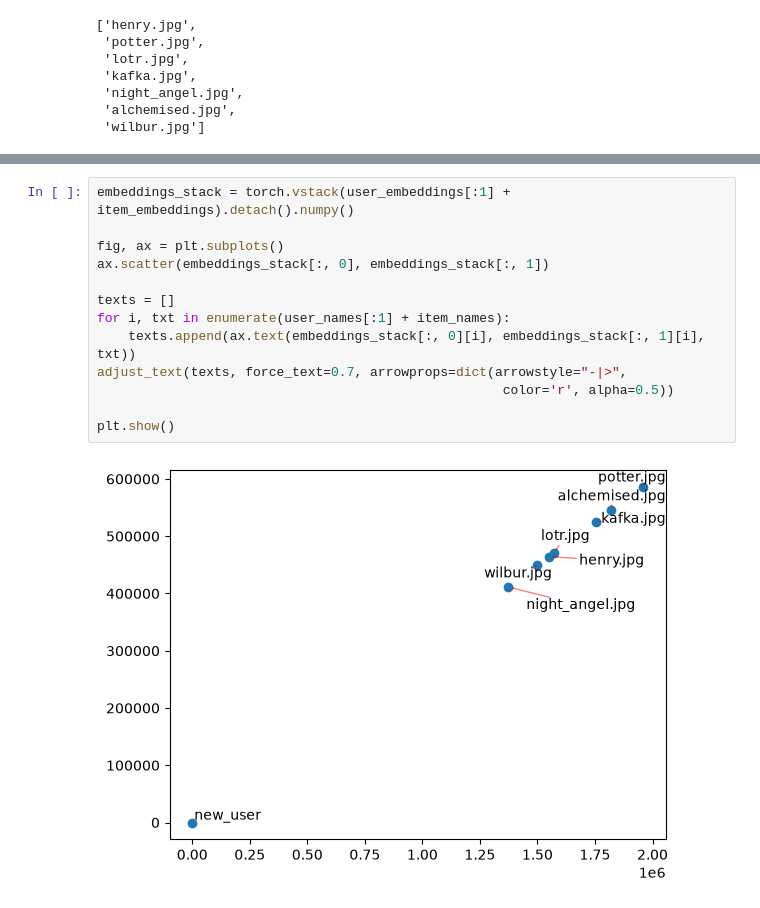
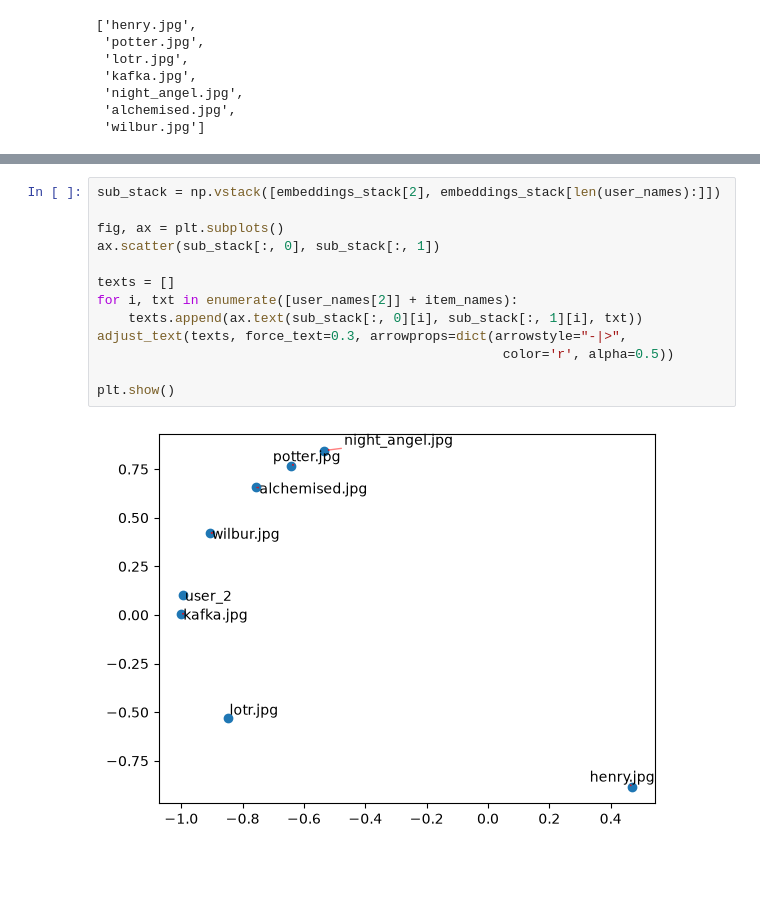
Before and after one commit to ByItsCover/bic-explore, a Jupyter notebook: two_tower/architecture.ipynb, the cells around one changed output, grey strips where cells are left out. Drawn from its saved outputs; the diff is of its cells as text; blank space fills up the shorter version.

```diff
--- a/two_tower/architecture.ipynb
+++ b/two_tower/architecture.ipynb
@@ -540,15 +639,15 @@ plt.show()
-# %%
-embeddings_stack = torch.vstack(user_embeddings[:1] + item_embeddings).detach().numpy()
-
-fig, ax = plt.subplots()
-ax.scatter(embeddings_stack[:, 0], embeddings_stack[:, 1])
-
-texts = []
-for i, txt in enumerate(user_names[:1] + item_names):
-    texts.append(ax.text(embeddings_stack[:, 0][i], embeddings_stack[:, 1][i], txt))
-adjust_text(texts, force_text=0.7, arrowprops=dict(arrowstyle="-|>",
-                                                    color='r', alpha=0.5))
-
-plt.show()
-# %% [output]
-[figure, removed]
+# %%
+sub_stack = np.vstack([embeddings_stack[2], embeddings_stack[len(user_names):]])
+
+fig, ax = plt.subplots()
+ax.scatter(sub_stack[:, 0], sub_stack[:, 1])
+
+texts = []
+for i, txt in enumerate([user_names[2]] + item_names):
+    texts.append(ax.text(sub_stack[:, 0][i], sub_stack[:, 1][i], txt))
+adjust_text(texts, force_text=0.3, arrowprops=dict(arrowstyle="-|>",
+                                                    color='r', alpha=0.5))
+
+plt.show()
+# %% [output]
+[figure, added]
```
Also changed, not shown: parts of 51 cells of this notebook, 1 other file.
